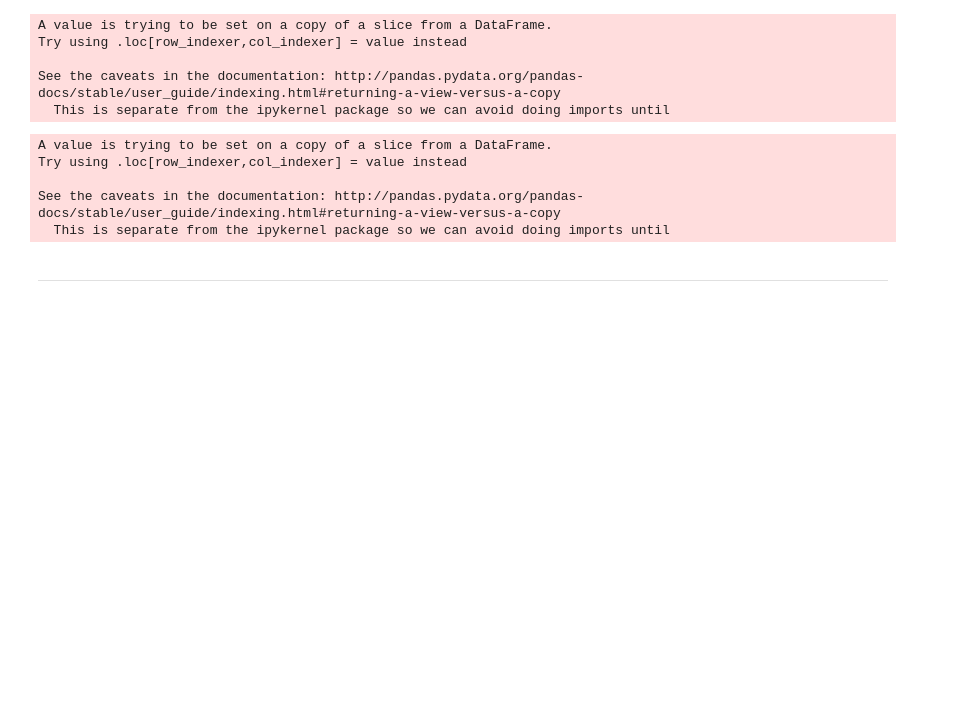
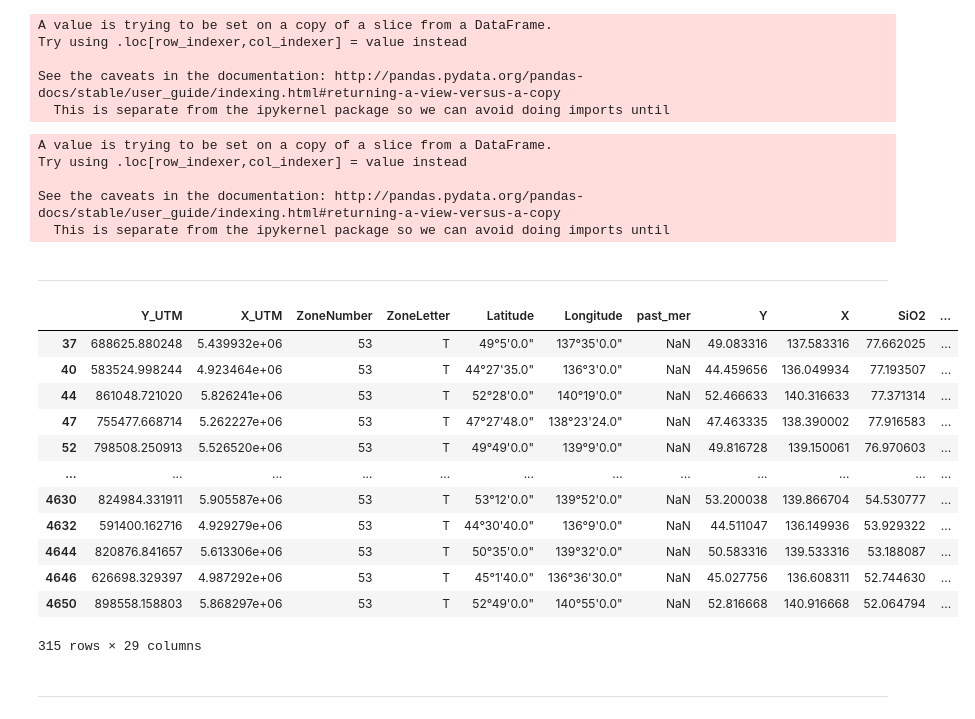
Before and after one commit to Complexio/Vistelius_1995_OCR, a Jupyter notebook: _ANALYSIS/1_area2_Preprocessing.ipynb, the cells around one changed output. Drawn from its saved outputs; the diff is of its cells as text; code cells hidden in the pictures; blank space fills up the shorter version.

Commit message:
subdivision of area 2 according to time class

```diff
--- a/_ANALYSIS/1_area2_Preprocessing.ipynb
+++ b/_ANALYSIS/1_area2_Preprocessing.ipynb
@@ -461,6 +464,30 @@ area123 = area12.append(area3)
 area1234 = area123.append(area4)
 area = area1234.append(area5)
 area.to_excel("../_INTERPOLATION/area_subdivided.xlsx")
+# %% [markdown]
+----
+# %%
+area2_K = area2.loc[area2['time'] == 'K']
+area2_Pg = area2.loc[area2['time'] == 'Pg']
+
+area2_K.to_excel("../_INTERPOLATION/area2_K.xlsx")
+area2_Pg.to_excel("../_INTERPOLATION/area2_Pg.xlsx")
+# %%
+area2_Pg
+# %% [output]
+|  | Y_UTM | X_UTM | ZoneNumber | ZoneLetter | Latitude | Longitude | past_mer | Y | X | SiO2 | ... |
+| 37 | 688625.880248 | 5.439932e+06 | 53 | T | 49°5'0.0" | 137°35'0.0" | NaN | 49.083316 | 137.583316 | 77.662025 | ... |
+| 40 | 583524.998244 | 4.923464e+06 | 53 | T | 44°27'35.0" | 136°3'0.0" | NaN | 44.459656 | 136.049934 | 77.193507 | ... |
+| 44 | 861048.721020 | 5.826241e+06 | 53 | T | 52°28'0.0" | 140°19'0.0" | NaN | 52.466633 | 140.316633 | 77.371314 | ... |
+| 47 | 755477.668714 | 5.262227e+06 | 53 | T | 47°27'48.0" | 138°23'24.0" | NaN | 47.463335 | 138.390002 | 77.916583 | ... |
+| 52 | 798508.250913 | 5.526520e+06 | 53 | T | 49°49'0.0" | 139°9'0.0" | NaN | 49.816728 | 139.150061 | 76.970603 | ... |
+| ... | ... | ... | ... | ... | ... | ... | ... | ... | ... | ... | ... |
+| 4630 | 824984.331911 | 5.905587e+06 | 53 | T | 53°12'0.0" | 139°52'0.0" | NaN | 53.200038 | 139.866704 | 54.530777 | ... |
+| 4632 | 591400.162716 | 4.929279e+06 | 53 | T | 44°30'40.0" | 136°9'0.0" | NaN | 44.511047 | 136.149936 | 53.929322 | ... |
+| 4644 | 820876.841657 | 5.613306e+06 | 53 | T | 50°35'0.0" | 139°32'0.0" | NaN | 50.583316 | 139.533316 | 53.188087 | ... |
+| 4646 | 626698.329397 | 4.987292e+06 | 53 | T | 45°1'40.0" | 136°36'30.0" | NaN | 45.027756 | 136.608311 | 52.744630 | ... |
+| 4650 | 898558.158803 | 5.868297e+06 | 53 | T | 52°49'0.0" | 140°55'0.0" | NaN | 52.816668 | 140.916668 | 52.064794 | ... |
+315 rows × 29 columns
 # %% [markdown]
 ____
 # %% [markdown]
```
Also changed, not shown: parts of 13 cells of this notebook, 31 other files.
